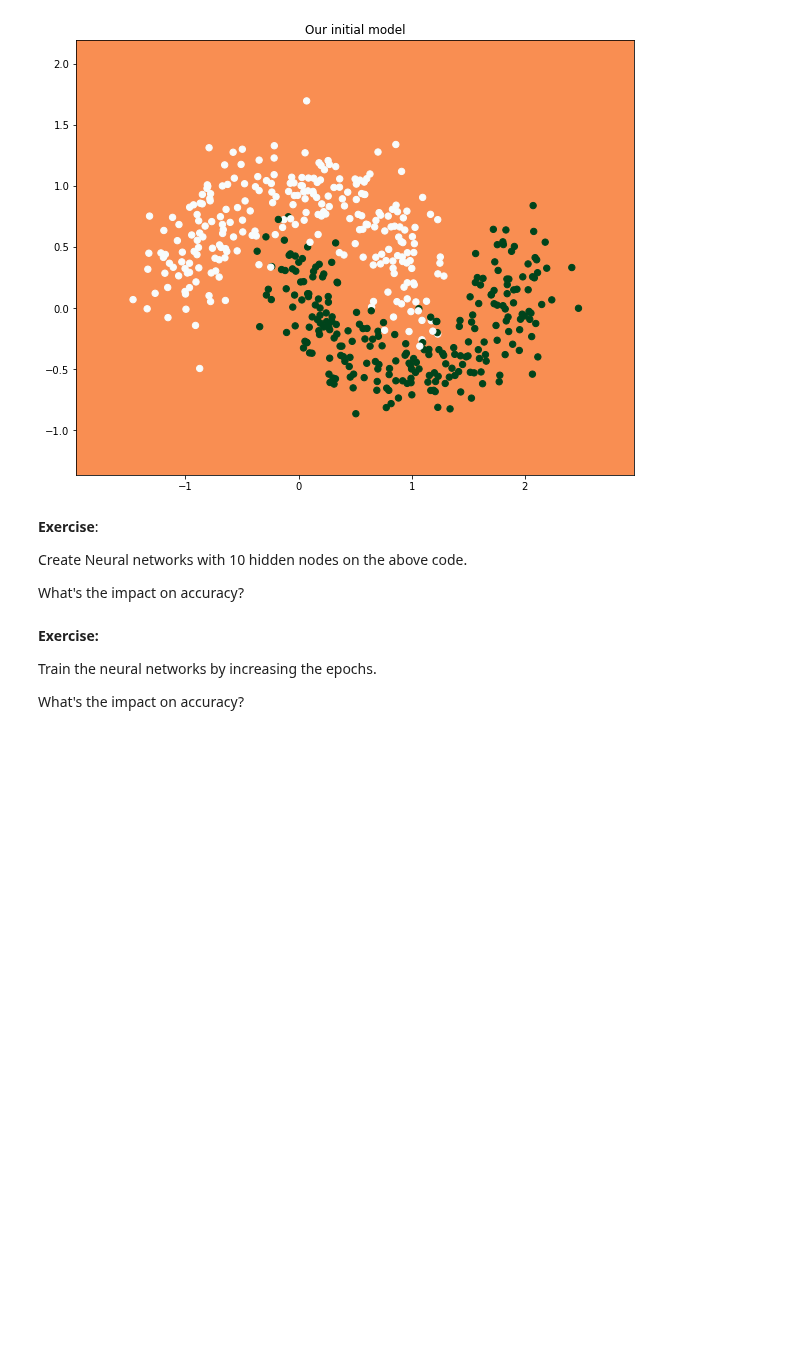
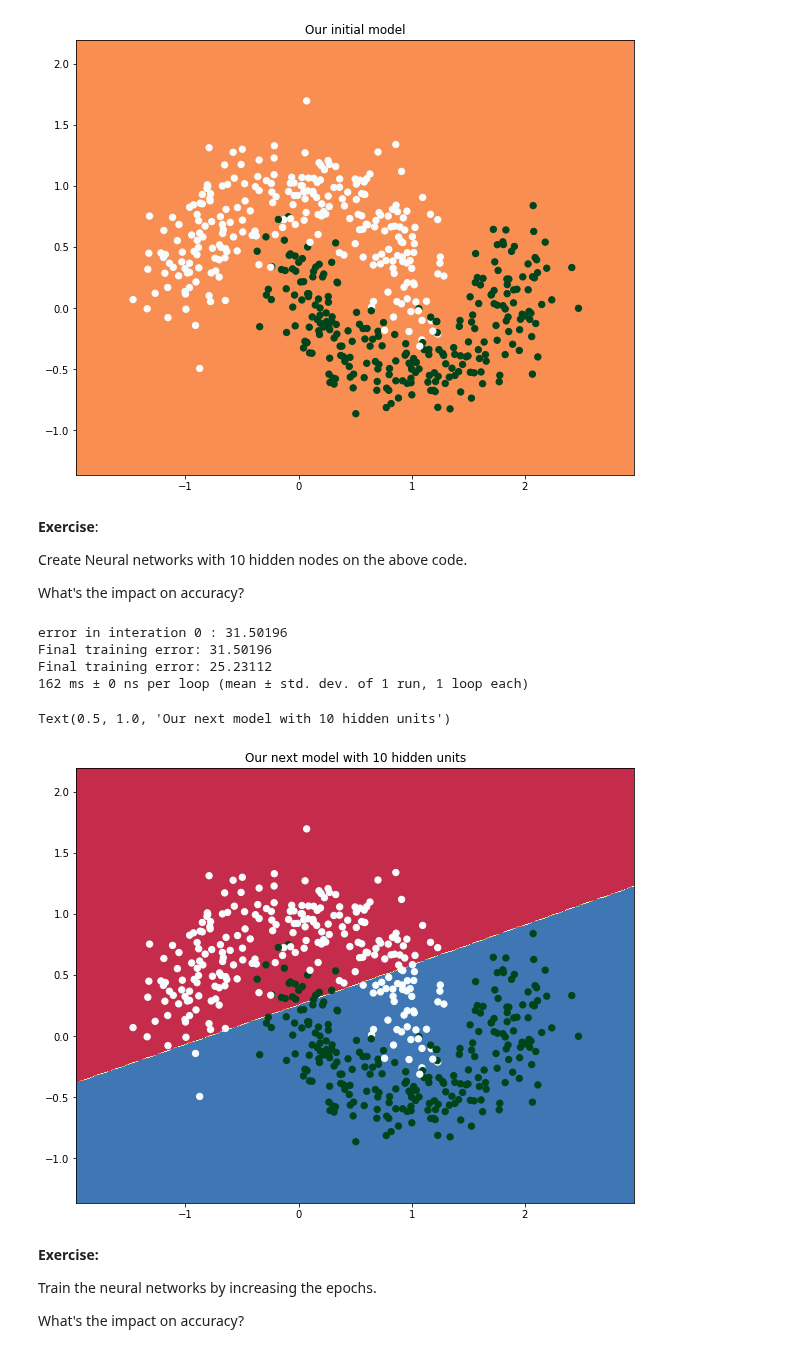
Before and after one commit to leriomaggio/deep-learning-keras-tensorflow, a Jupyter notebook: 1. ANN/1.1 Introduction - Deep Learning and ANN.ipynb, the cells around one changed output. Drawn from its saved outputs; the diff is of its cells as text; code cells hidden in the pictures; blank space fills up the shorter version.

```diff
--- a/1. ANN/1.1 Introduction - Deep Learning and ANN.ipynb
+++ b/1. ANN/1.1 Introduction - Deep Learning and ANN.ipynb
@@ -477,3 +471,16 @@ What's the impact on accuracy?
+# %%
+# %load ../solutions/sol_111.py
+ann = MLP(2, 10, 1)
+%timeit -n 1 -r 1 ann.train(zip(X,y), iterations=2)
+plot_decision_boundary(ann)
+plt.title("Our next model with 10 hidden units")
+# %% [output]
+error in interation 0 : 31.50196
+Final training error: 31.50196
+Final training error: 25.23112
+162 ms ± 0 ns per loop (mean ± std. dev. of 1 run, 1 loop each)
+Text(0.5, 1.0, 'Our next model with 10 hidden units')
+[figure, added]
 # %% [markdown]
 **Exercise:**
 
```
Also changed, not shown: parts of 5 cells of this notebook.
